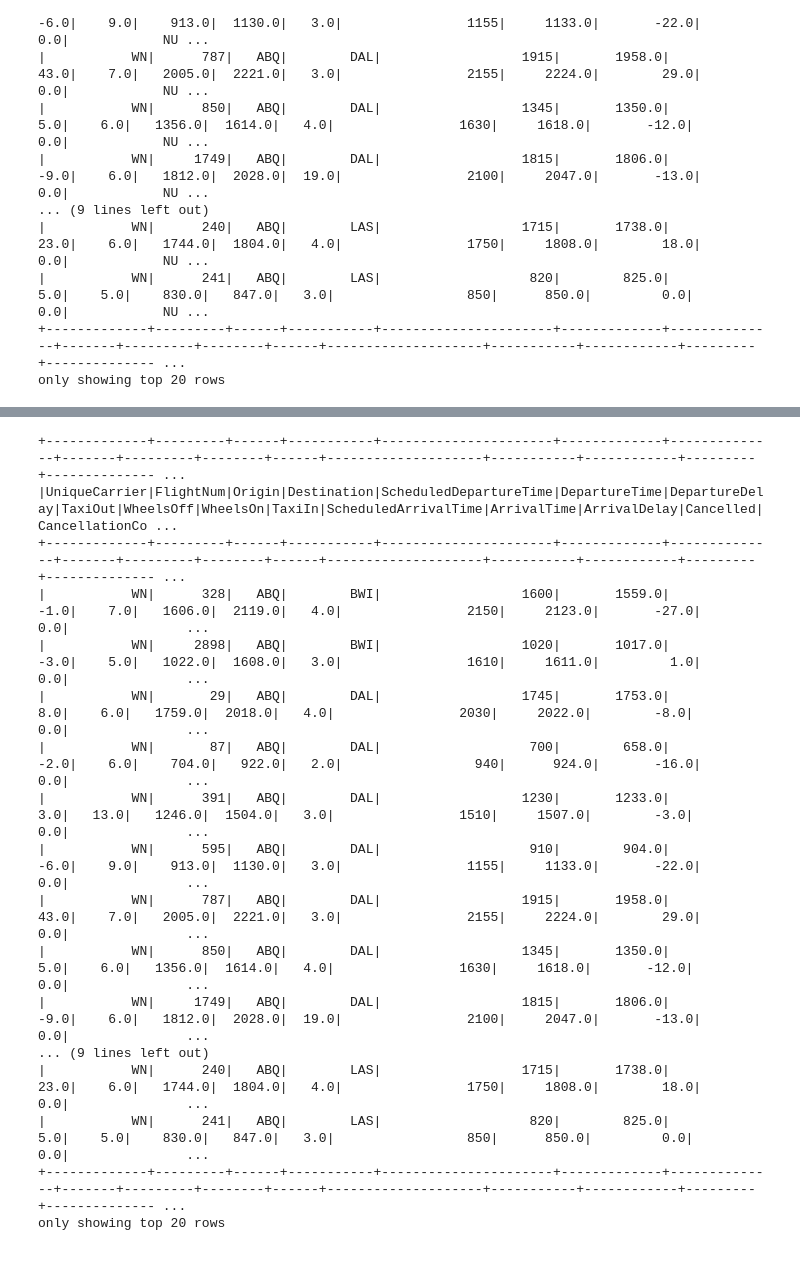
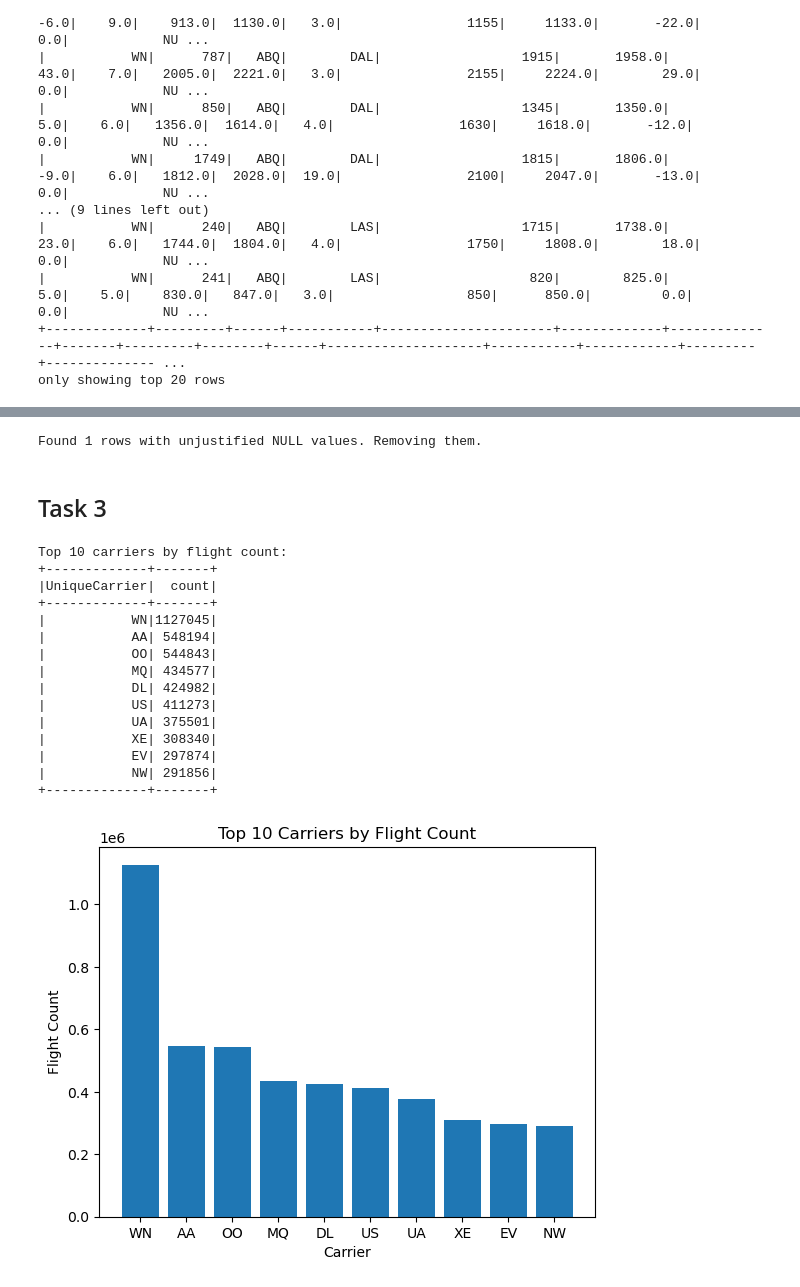
Before and after one commit to kare22/UT_BIG_DATA_project, a Jupyter notebook: project4/notebook.ipynb, the cells around one changed output, grey strips where cells are left out. Drawn from its saved outputs; the diff is of its cells as text; code cells hidden in the pictures.

```diff
--- a/project4/notebook.ipynb
+++ b/project4/notebook.ipynb
@@ -187,32 +110,23 @@ cancellation = [
     'CancellationCode'
 ]
 
-df_handled = df_with_features \
-    .fillna(0, subset=delays) \
+df_cleaned = df_with_features \
+    .fillna("0", subset=delays) \
     .fillna("", subset=cancellation)
 
-# df_handled = df_with_features.fillna(0)
-# df_with_features.fillna("0").show()
+for col_name in times:
+    df_cleaned = df_cleaned.withColumn(col_name, F.when((F.col("Cancelled") == 1) | (F.col("Diverted") == 1.0), 0).otherwise(F.col(col_name)))
 
-for col_name in times:
-    df_handled = df_handled.withColumn(col_name, F.when((F.col("Cancelled") == 1) | (F.col("Diverted") == 1.0), 0).otherwise(F.col(col_name)))
-
-df_handled.show()
+df_cleaned = df_cleaned.filter(F.col("Diverted") == 0.0)
-# %% [output]
-+-------------+---------+------+-----------+----------------------+-------------+--------------+-------+---------+--------+------+--------------------+-----------+------------+---------+-------------- ...
-|UniqueCarrier|FlightNum|Origin|Destination|ScheduledDepartureTime|DepartureTime|DepartureDelay|TaxiOut|WheelsOff|WheelsOn|TaxiIn|ScheduledArrivalTime|ArrivalTime|ArrivalDelay|Cancelled|CancellationCo ...
-+-------------+---------+------+-----------+----------------------+-------------+--------------+-------+---------+--------+------+--------------------+-----------+------------+---------+-------------- ...
-|           WN|      328|   ABQ|        BWI|                  1600|       1559.0|          -1.0|    7.0|   1606.0|  2119.0|   4.0|                2150|     2123.0|       -27.0|      0.0|               ...
-|           WN|     2898|   ABQ|        BWI|                  1020|       1017.0|          -3.0|    5.0|   1022.0|  1608.0|   3.0|                1610|     1611.0|         1.0|      0.0|               ...
-|           WN|       29|   ABQ|        DAL|                  1745|       1753.0|           8.0|    6.0|   1759.0|  2018.0|   4.0|                2030|     2022.0|        -8.0|      0.0|               ...
-|           WN|       87|   ABQ|        DAL|                   700|        658.0|          -2.0|    6.0|    704.0|   922.0|   2.0|                 940|      924.0|       -16.0|      0.0|               ...
-|           WN|      391|   ABQ|        DAL|                  1230|       1233.0|           3.0|   13.0|   1246.0|  1504.0|   3.0|                1510|     1507.0|        -3.0|      0.0|               ...
-|           WN|      595|   ABQ|        DAL|                   910|        904.0|          -6.0|    9.0|    913.0|  1130.0|   3.0|                1155|     1133.0|       -22.0|      0.0|               ...
-|           WN|      787|   ABQ|        DAL|                  1915|       1958.0|          43.0|    7.0|   2005.0|  2221.0|   3.0|                2155|     2224.0|        29.0|      0.0|               ...
-|           WN|      850|   ABQ|        DAL|                  1345|       1350.0|           5.0|    6.0|   1356.0|  1614.0|   4.0|                1630|     1618.0|       -12.0|      0.0|               ...
-|           WN|     1749|   ABQ|        DAL|                  1815|       1806.0|          -9.0|    6.0|   1812.0|  2028.0|  19.0|                2100|     2047.0|       -13.0|      0.0|               ...
-... (9 lines left out)
-|           WN|      240|   ABQ|        LAS|                  1715|       1738.0|          23.0|    6.0|   1744.0|  1804.0|   4.0|                1750|     1808.0|        18.0|      0.0|               ...
-|           WN|      241|   ABQ|        LAS|                   820|        825.0|           5.0|    5.0|    830.0|   847.0|   3.0|                 850|      850.0|         0.0|      0.0|               ...
-+-------------+---------+------+-----------+----------------------+-------------+--------------+-------+---------+--------+------+--------------------+-----------+------------+---------+-------------- ...
-only showing top 20 rows
+# %%
+from functools import reduce
+
+all_rows_count = df_cleaned.count()
+
+not_null_condition = reduce(lambda x, y: x & y, [F.col(c).isNotNull() for c in df_cleaned.columns])
+df_cleaned = df_cleaned.filter(not_null_condition)
+cleaned_rows_count = df_cleaned.count()
+
+print(f"Found {all_rows_count - cleaned_rows_count} rows with unjustified NULL values. Removing them.")
+# %% [output]
+Found 1 rows with unjustified NULL values. Removing them.
@@ -218,0 +137,33 @@ only showing top 20 rows
+# %% [markdown]
+## Task 3
+# %%
+top_carriers = df_cleaned.groupBy("UniqueCarrier").count().orderBy(F.desc("count")).limit(10)
+print("Top 10 carriers by flight count:")
+top_carriers.show()
+
+import matplotlib.pyplot as plt
+
+pdf = top_carriers.toPandas()
+plt.figure()
+plt.bar(pdf['UniqueCarrier'], pdf['count'])
+plt.title('Top 10 Carriers by Flight Count')
+plt.xlabel('Carrier')
+plt.ylabel('Flight Count')
+plt.show()
+# %% [output]
+Top 10 carriers by flight count:
++-------------+-------+
+|UniqueCarrier|  count|
++-------------+-------+
+|           WN|1127045|
+|           AA| 548194|
+|           OO| 544843|
+|           MQ| 434577|
+|           DL| 424982|
+|           US| 411273|
+|           UA| 375501|
+|           XE| 308340|
+|           EV| 297874|
+|           NW| 291856|
++-------------+-------+
+[figure, added]
```
Also changed, not shown: parts of 10 cells of this notebook.
